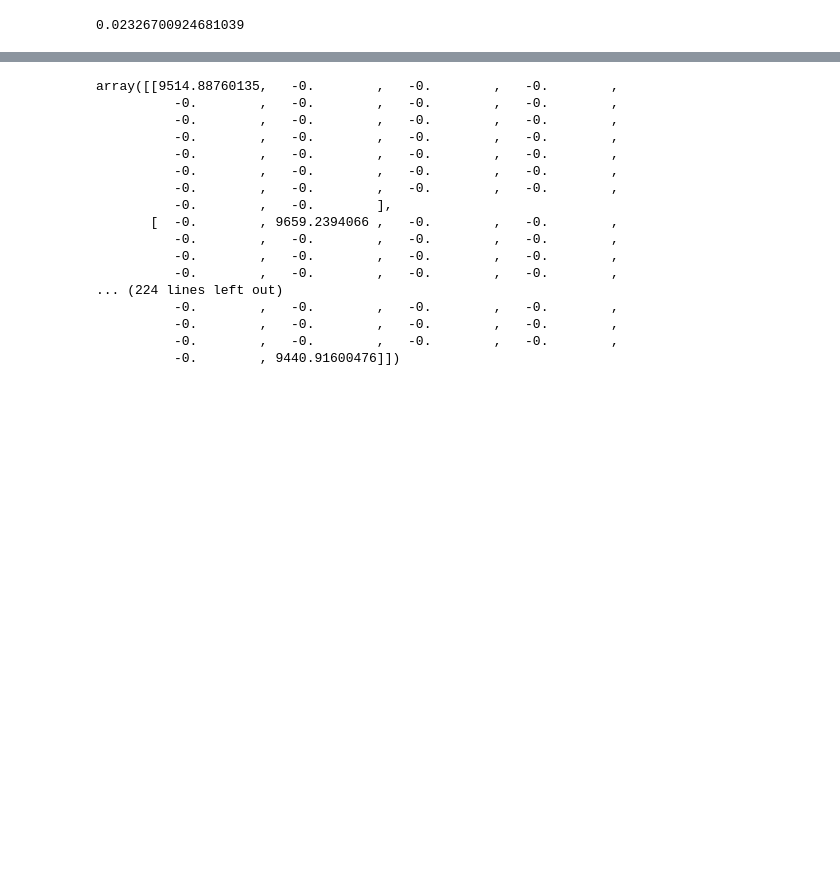
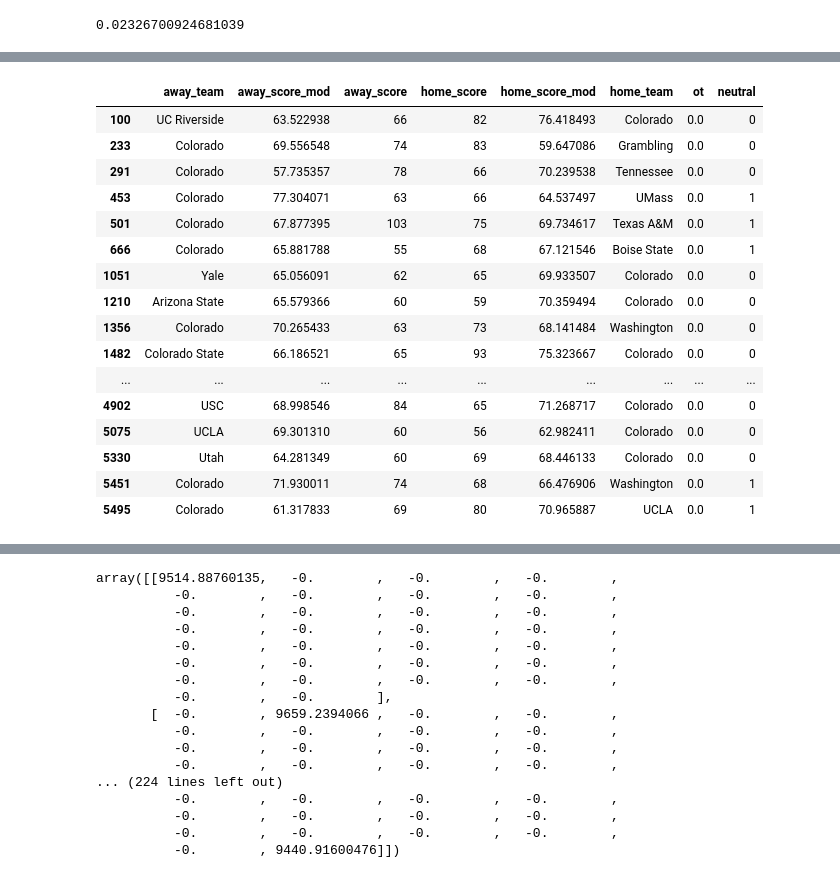
Before and after one commit to daviderics/Basketball-Model, a Jupyter notebook: bball_modeler.ipynb, the cells around one changed output, grey strips where cells are left out. Drawn from its saved outputs; the diff is of its cells as text; code cells hidden in the pictures; blank space fills up the shorter version.

```diff
--- a/bball_modeler.ipynb
+++ b/bball_modeler.ipynb
@@ -1004,3 +1006,31 @@ games_model
+# %%
+team_name = 'Colorado'
+games_model[(games_model['home_team']==team_name)|(games_model['away_team']==team_name)][['away_team',
+                                                                                          'away_score_mod',
+                                                                                          'away_score',
+                                                                                          'home_score',
+                                                                                          'home_score_mod',
+                                                                                          'home_team',
+                                                                                          'ot',
+                                                                                          'neutral']]
+# %% [output]
+|  | away_team | away_score_mod | away_score | home_score | home_score_mod | home_team | ot | neutral |
+| 100 | UC Riverside | 63.522938 | 66 | 82 | 76.418493 | Colorado | 0.0 | 0 |
+| 233 | Colorado | 69.556548 | 74 | 83 | 59.647086 | Grambling | 0.0 | 0 |
+| 291 | Colorado | 57.735357 | 78 | 66 | 70.239538 | Tennessee | 0.0 | 0 |
+| 453 | Colorado | 77.304071 | 63 | 66 | 64.537497 | UMass | 0.0 | 1 |
+| 501 | Colorado | 67.877395 | 103 | 75 | 69.734617 | Texas A&M | 0.0 | 1 |
+| 666 | Colorado | 65.881788 | 55 | 68 | 67.121546 | Boise State | 0.0 | 1 |
+| 1051 | Yale | 65.056091 | 62 | 65 | 69.933507 | Colorado | 0.0 | 0 |
+| 1210 | Arizona State | 65.579366 | 60 | 59 | 70.359494 | Colorado | 0.0 | 0 |
+| 1356 | Colorado | 70.265433 | 63 | 73 | 68.141484 | Washington | 0.0 | 0 |
+| 1482 | Colorado State | 66.186521 | 65 | 93 | 75.323667 | Colorado | 0.0 | 0 |
+| ... | ... | ... | ... | ... | ... | ... | ... | ... |
+| 4902 | USC | 68.998546 | 84 | 65 | 71.268717 | Colorado | 0.0 | 0 |
+| 5075 | UCLA | 69.301310 | 60 | 56 | 62.982411 | Colorado | 0.0 | 0 |
+| 5330 | Utah | 64.281349 | 60 | 69 | 68.446133 | Colorado | 0.0 | 0 |
+| 5451 | Colorado | 71.930011 | 74 | 68 | 66.476906 | Washington | 0.0 | 1 |
+| 5495 | Colorado | 61.317833 | 69 | 80 | 70.965887 | UCLA | 0.0 | 1 |
 # %%
 fig, ax = plt.subplots(figsize=(9,9))
 
```
Also changed, not shown: parts of 7 cells of this notebook.
